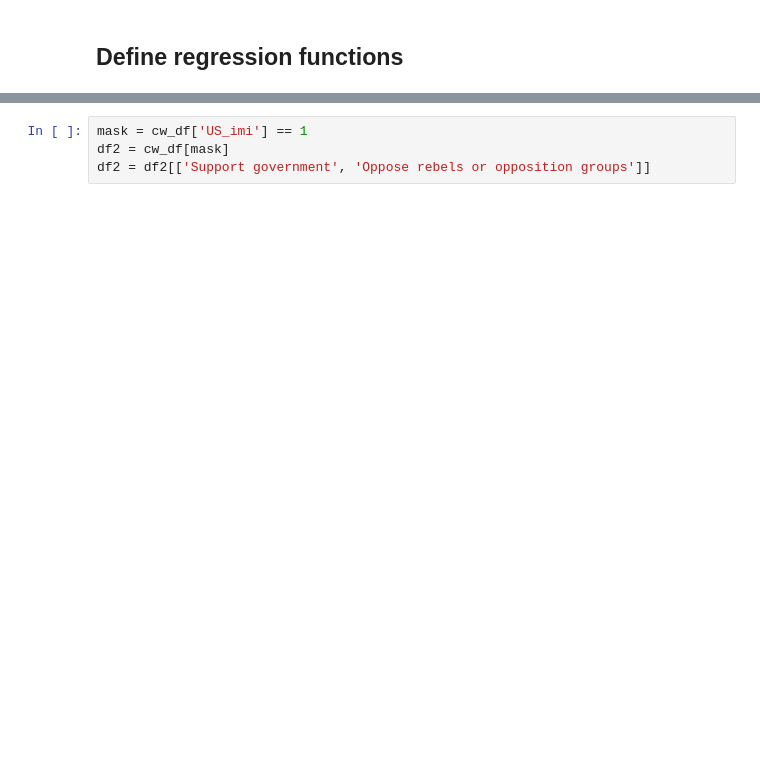
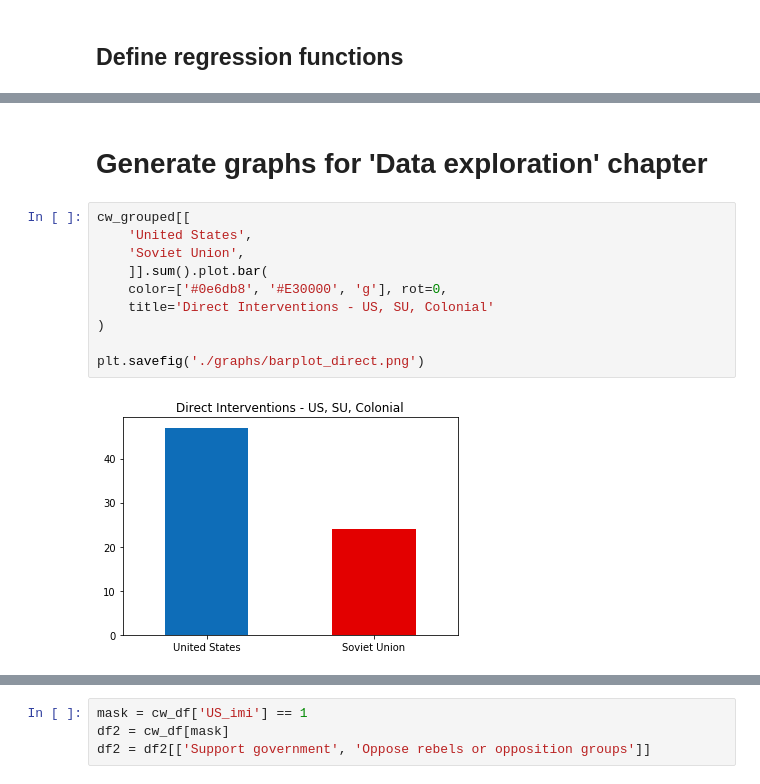
Before and after one commit to Jasper-Koops/Thesis-Cold_War_Interventions, a Jupyter notebook: Thesis.ipynb, the cells around one changed output, grey strips where cells are left out. Cells and saved outputs as stored; diff of their text form; blank space fills up the shorter version.

```diff
--- a/Thesis.ipynb
+++ b/Thesis.ipynb
@@ -250,0 +332,14 @@ Yoon 583)
+# %% [markdown]
+# Generate graphs for 'Data exploration' chapter
+# %%
+cw_grouped[[
+    'United States',
+    'Soviet Union',
+    ]].sum().plot.bar(
+    color=['#0e6db8', '#E30000', 'g'], rot=0,
+    title='Direct Interventions - US, SU, Colonial'
+)
+
+plt.savefig('./graphs/barplot_direct.png')
+# %% [output]
+[figure, added]
```
Also changed, not shown: parts of 82 cells of this notebook.
